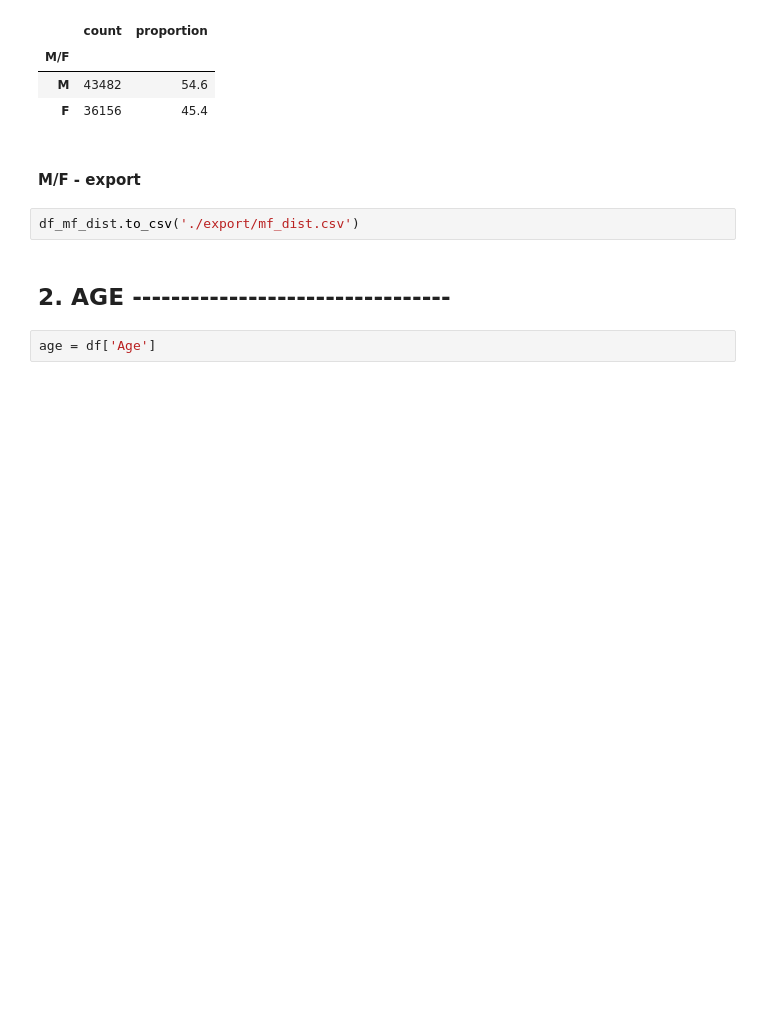
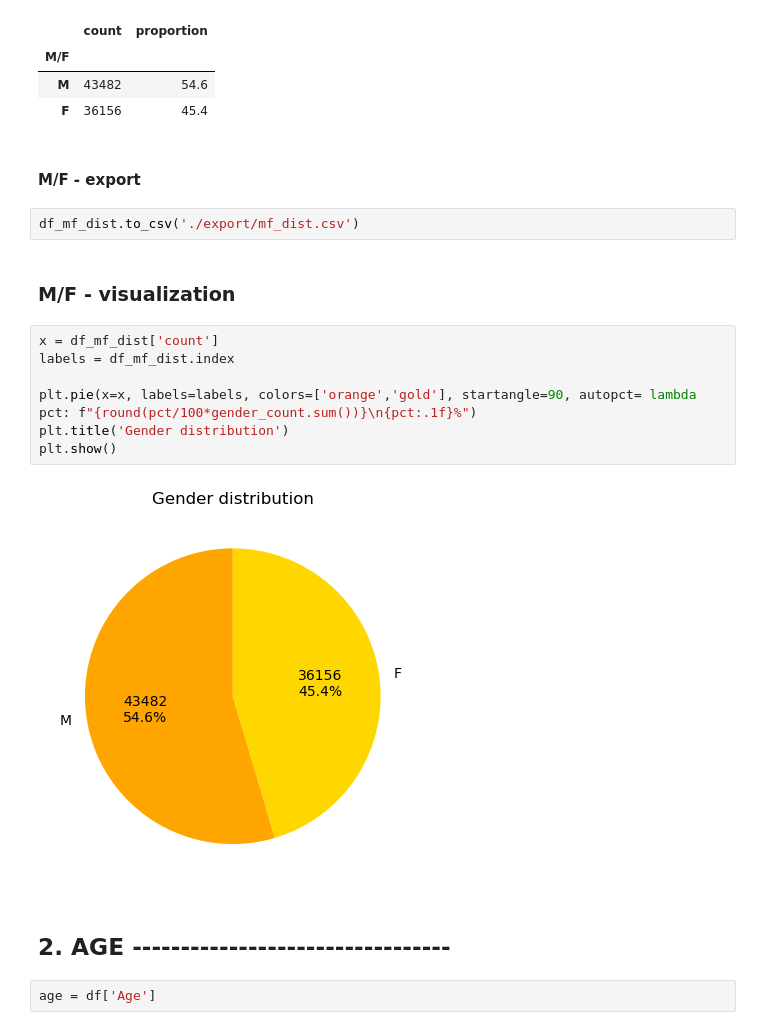
Before and after one commit to chambers29/boston_marathons, a Jupyter notebook: boston_3.ipynb, the cells around one changed output. Saved outputs shown, nothing was run; the diff lists cells and outputs as text; blank space fills up the shorter version.

```diff
--- a/boston_3.ipynb
+++ b/boston_3.ipynb
@@ -58,6 +56,17 @@ df_mf_dist
 #### M/F - export
 # %%
 df_mf_dist.to_csv('./export/mf_dist.csv')
+# %% [markdown]
+### M/F - visualization
+# %%
+x = df_mf_dist['count']
+labels = df_mf_dist.index
+
+plt.pie(x=x, labels=labels, colors=['orange','gold'], startangle=90, autopct= lambda pct: f"{round(pct/100*gender_count.sum())}\n{pct:.1f}%")
+plt.title('Gender distribution')
+plt.show()
+# %% [output]
+[figure, added]
 # %% [markdown]
 ## 2. AGE ---------------------------------
 # %%
```
Also changed, not shown: parts of 10 cells of this notebook.
